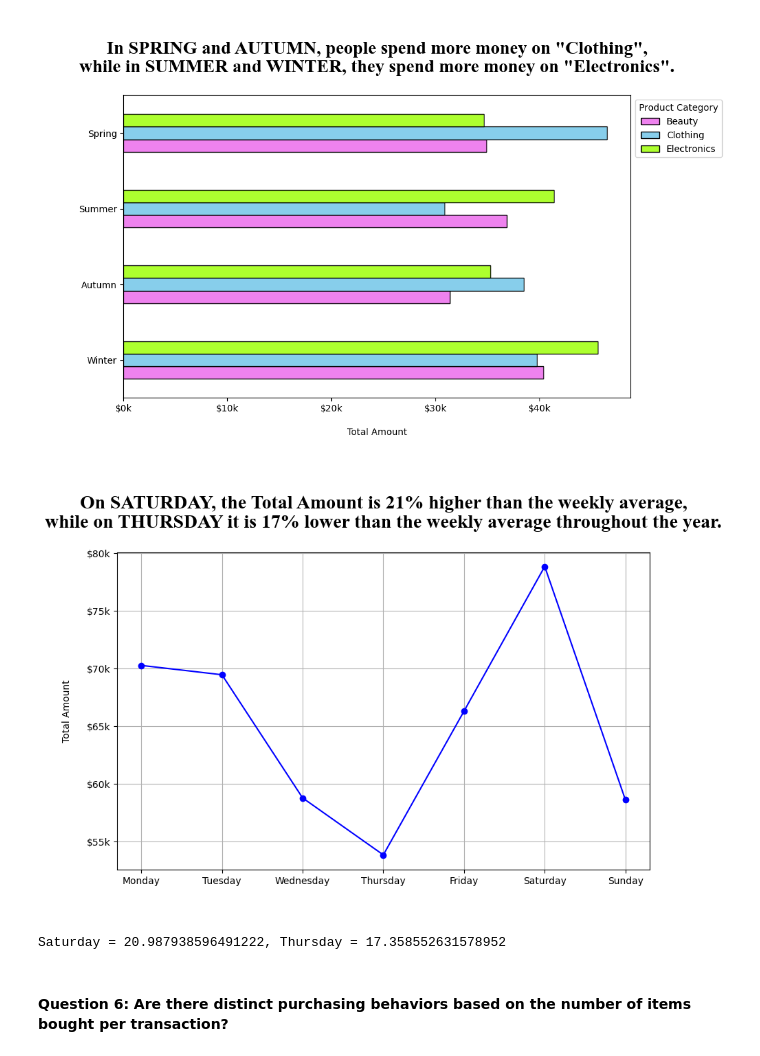
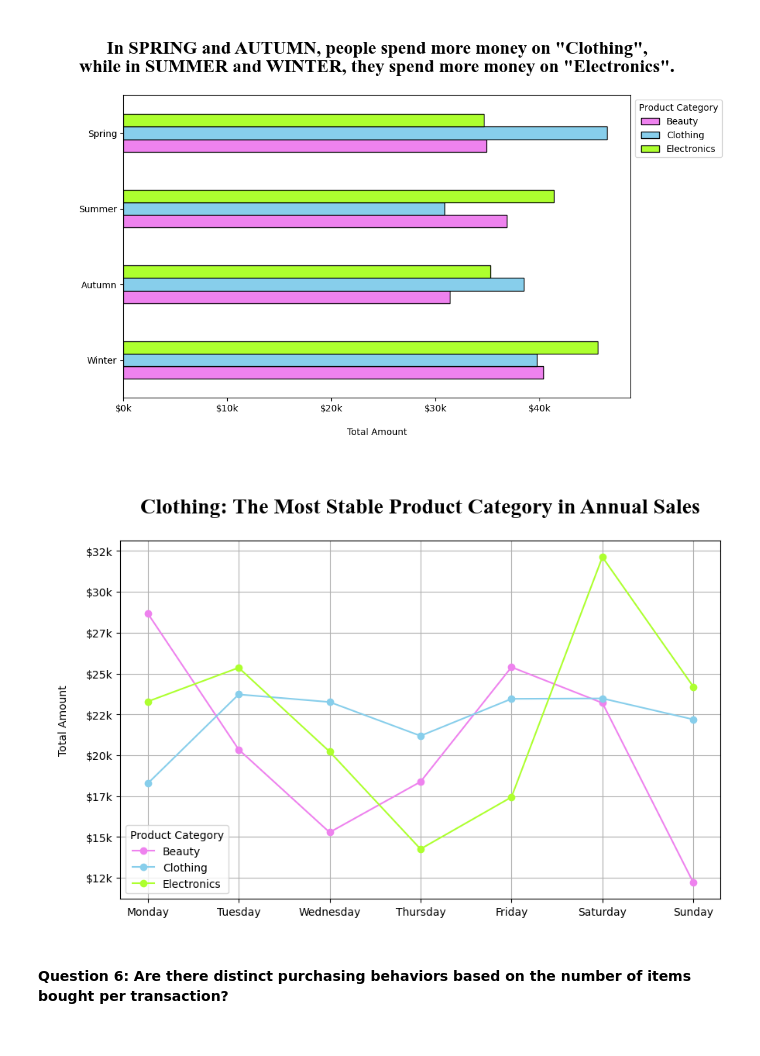
Before and after one commit to Hospoghosyan/Retail_Sales_Analysis, a Jupyter notebook: Retails_sales_analysis.ipynb, the cells around one changed output. Saved outputs shown, nothing was run; the diff lists cells and outputs as text; code cells hidden in the pictures.

```diff
--- a/Retails_sales_analysis.ipynb
+++ b/Retails_sales_analysis.ipynb
@@ -388,28 +389,27 @@ plt.show()
 # %% [output]
 [figure]
 # %%
-time_series = df.groupby('Day')['Total Amount'].sum()
+time_series_2 = df.groupby(['Category', 'Day'])['Total Amount'].sum().unstack()
 labels = ["Monday", "Tuesday", "Wednesday", "Thursday", "Friday", "Saturday", "Sunday"]
-time_series = time_series.reindex(labels)
+time_series_2 = time_series_2[labels]
 
 plt.figure(figsize=(10, 6))
-plt.plot(time_series.index, time_series.values, marker='o', linestyle='-', color='blue')
-# plt.title('Total Amount by Day of the Week')
-plt.title('\nOn SATURDAY, the Total Amount is 21% higher than the weekly average,\nwhile on THURSDAY it is 17% lower than the weekly average throughout the year.\n', fontweight='bold', fontname='Times New Roman', fontsize=20)
-plt.xlabel(' \n')
+
+# Plot each category
+for category in time_series_2.index:
+    plt.plot(labels, time_series_2.loc[category], marker='o', linestyle='-', label=category)
+
+plt.title('\nClothing: The Most Stable Product Category in Annual Sales\n', fontweight='bold', fontname='Times New Roman', fontsize=20)
+# plt.xlabel('\nDay of the Week\n')
 plt.ylabel('\nTotal Amount\n')
 plt.grid(True)
+
 plt.gca().yaxis.set_major_formatter(ticker.FuncFormatter(format_func))
+plt.legend(title='Product Category')
 
 plt.show()
 # %% [output]
-[figure, old version]
+[figure, new version]
-# %%
-percent1 = ((time_series["Saturday"] - time_series.mean())  * 100 ) / time_series.mean()
-percent2 = ((time_series.mean() - time_series["Thursday"])  * 100 ) / time_series.mean()
-print(f"Saturday = {percent1}, Thursday = {percent2}")
-# %% [output]
-Saturday = 20.987938596491222, Thursday = 17.358552631578952
 # %% [markdown]
 #### Question 6: Are there distinct purchasing behaviors based on the number of items bought per transaction?
 # %%
```
Also changed, not shown: parts of 15 cells of this notebook.
